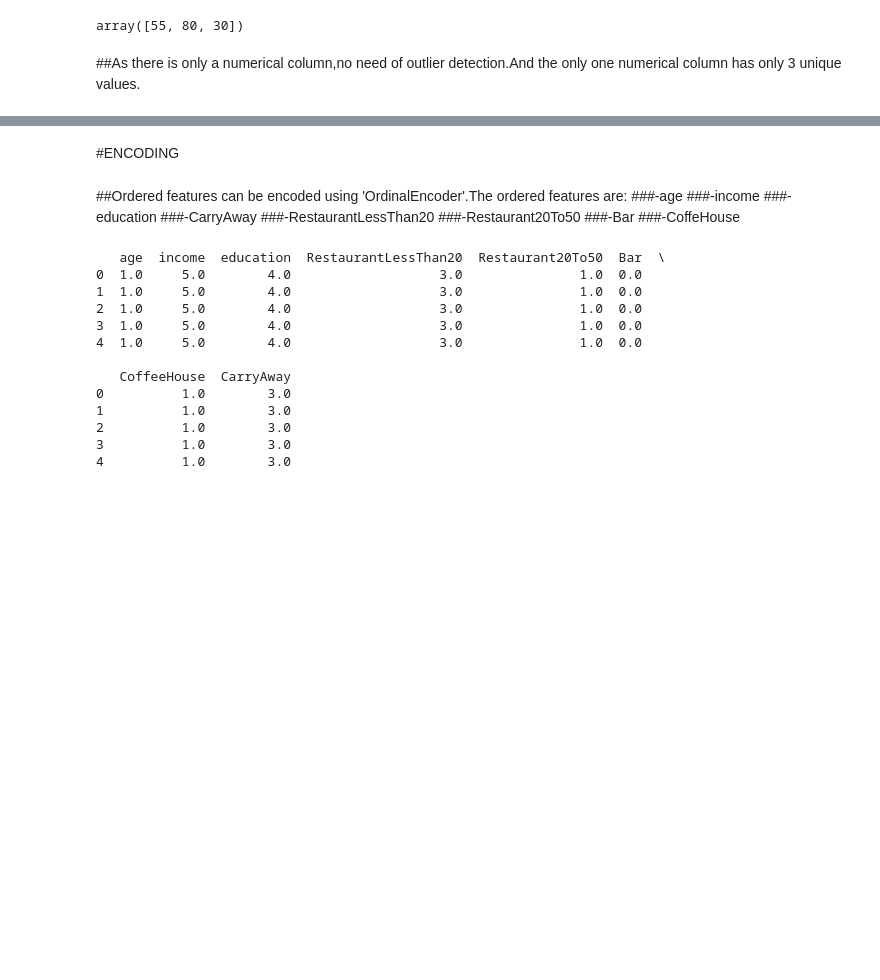
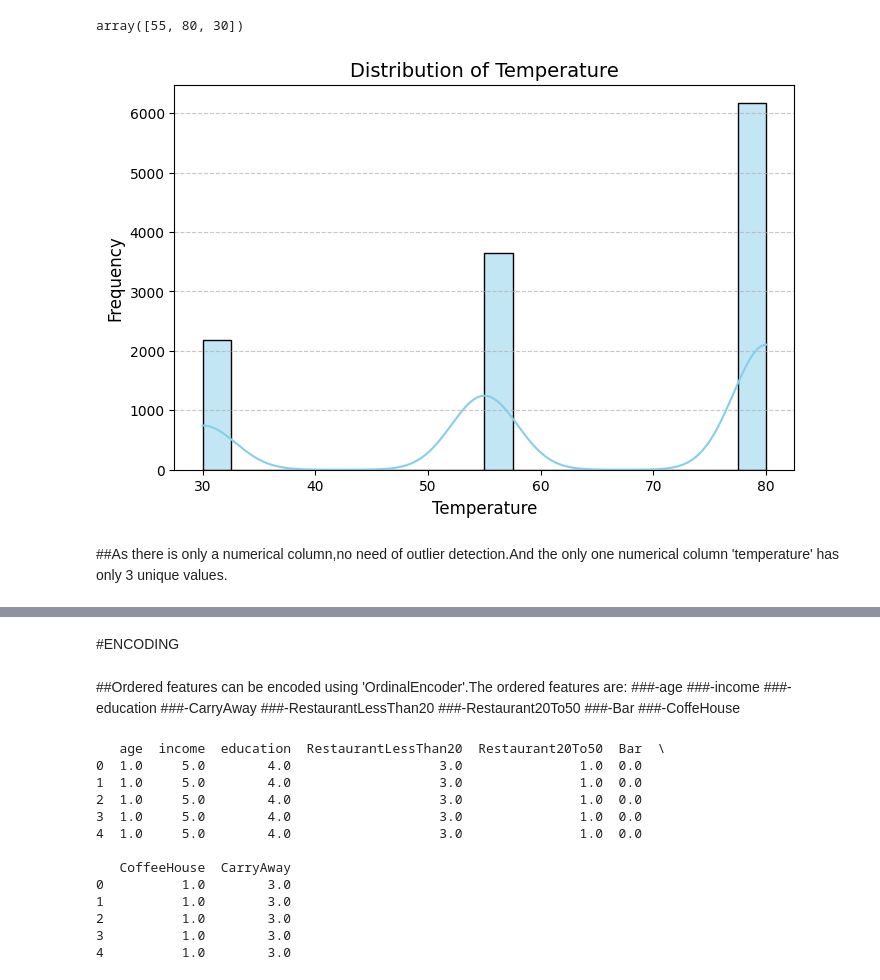
Before and after one commit to BasilaThasni/VehicleCoupon_Acceptance_ML_Project, a Jupyter notebook: VehicleCoupon_Acceptance_ML.ipynb, the cells around one changed output, grey strips where cells are left out. Cells and saved outputs as stored; diff of their text form; code cells hidden in the pictures; blank space fills up the shorter version.

```diff
--- a/VehicleCoupon_Acceptance_ML.ipynb
+++ b/VehicleCoupon_Acceptance_ML.ipynb
@@ -262,8 +367,18 @@ Restaurant20To50': ['less1' 'never' '1~3' 'gt8' '4~8']
 df['temperature'].unique() #shows the unique values in the numerical column 'temperature'.
 # %% [output]
 array([55, 80, 30])
+# %%
+plt.figure(figsize=(8, 5))
+sns.histplot(data=df, x='temperature', bins=20, kde=True, color='skyblue')
+plt.title('Distribution of Temperature', fontsize=14)
+plt.xlabel('Temperature', fontsize=12)
+plt.ylabel('Frequency', fontsize=12)
+plt.grid(axis='y', linestyle='--', alpha=0.7)
+plt.show()
+# %% [output]
+[figure, added]
 # %% [markdown]
-##As there is only a numerical column,no need of outlier detection.And the only one numerical column has only 3 unique values.
+##As there is only a numerical column,no need of outlier detection.And the only one numerical column 'temperature' has only 3 unique values.
 # %%
 categorical_df
 # %% [output]
```
Also changed, not shown: parts of 40 cells of this notebook.
